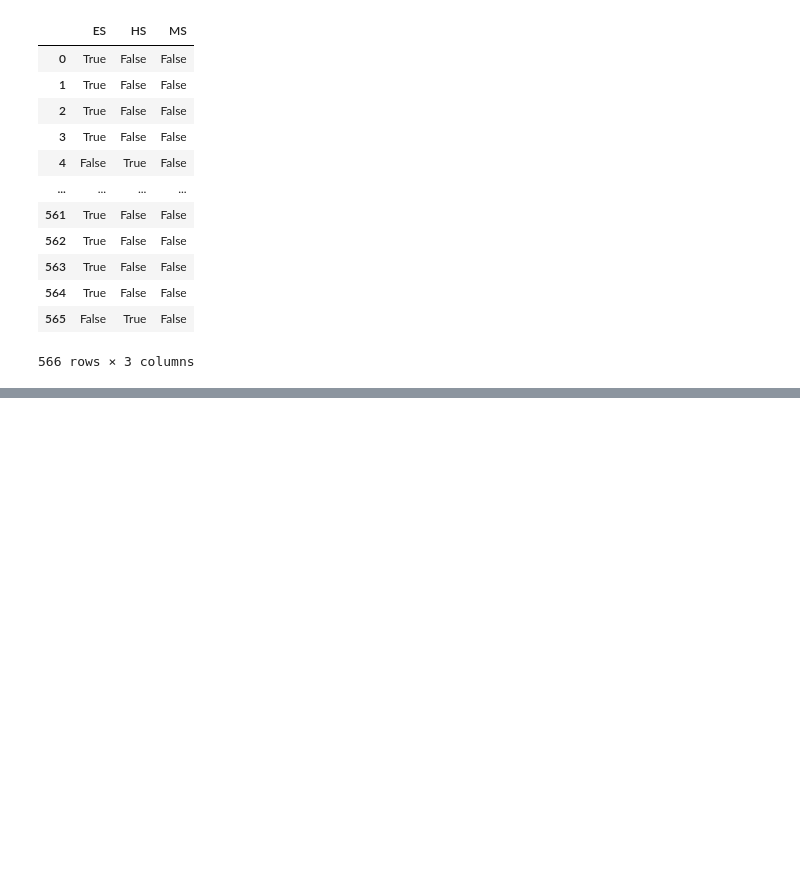
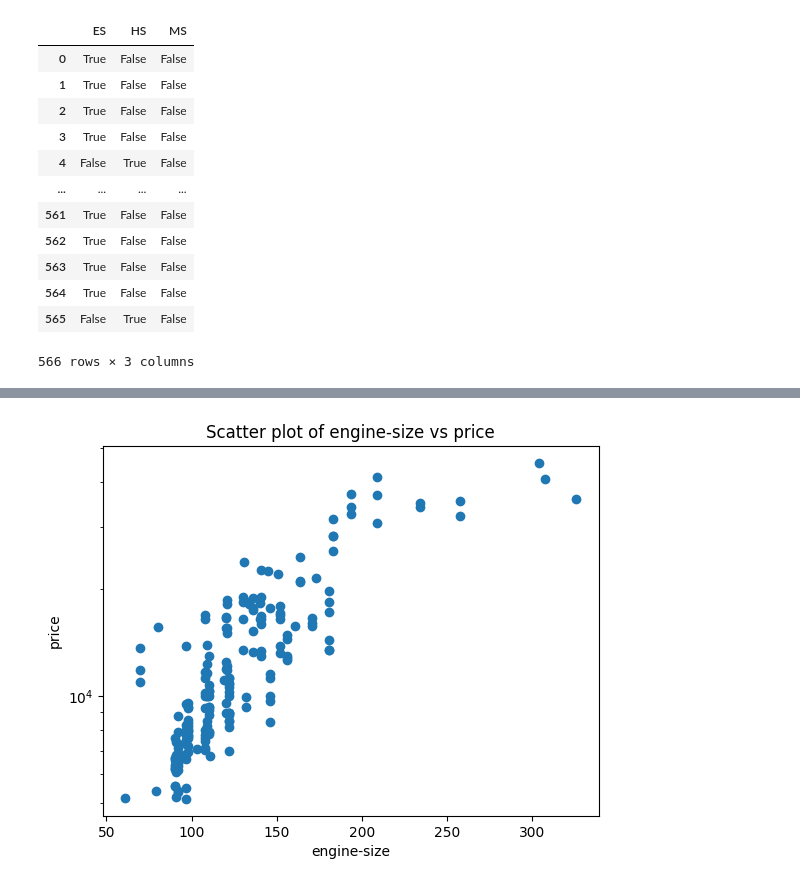
Before and after one commit to 1u1s4/coursera_jupyter_homework, a Jupyter notebook: sql/main.ipynb, the cells around one changed output, grey strips where cells are left out. Cells and saved outputs as stored; diff of their text form; code cells hidden in the pictures; blank space fills up the shorter version.

```diff
--- a/sql/main.ipynb
+++ b/sql/main.ipynb
@@ -162,0 +165,9 @@ plt.show()
+# %%
+plt.scatter(df['engine-size'], df['price'])
+plt.xlabel('engine-size')
+plt.ylabel('price')
+plt.title('Scatter plot of engine-size vs price')
+plt.yscale('log')  # Escala logarítmica para el eje Y
+plt.show()
+# %% [output]
+[figure, added]
```
Also changed, not shown: parts of 10 cells of this notebook.
